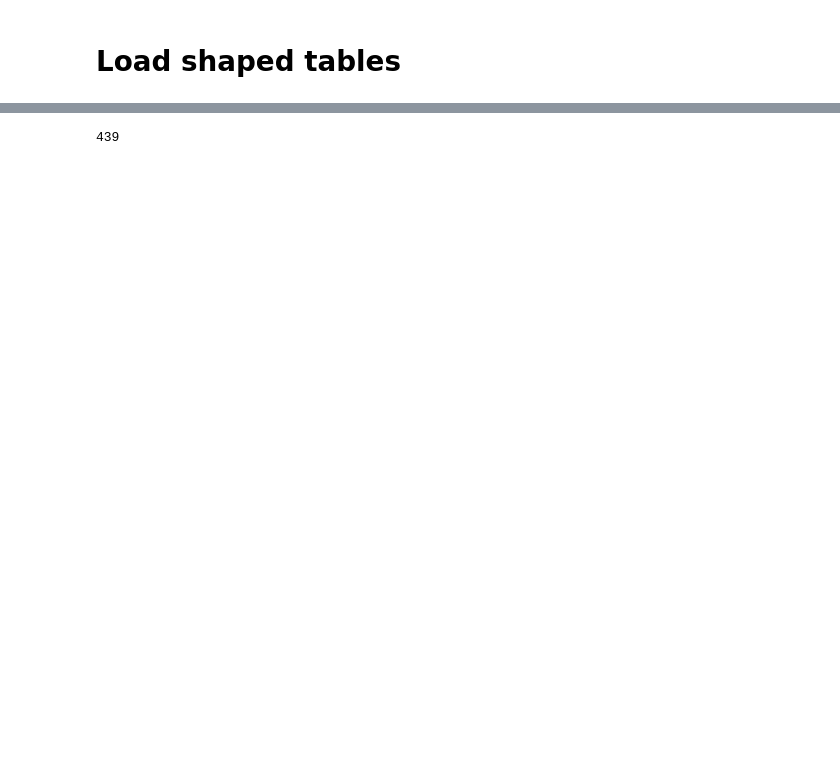
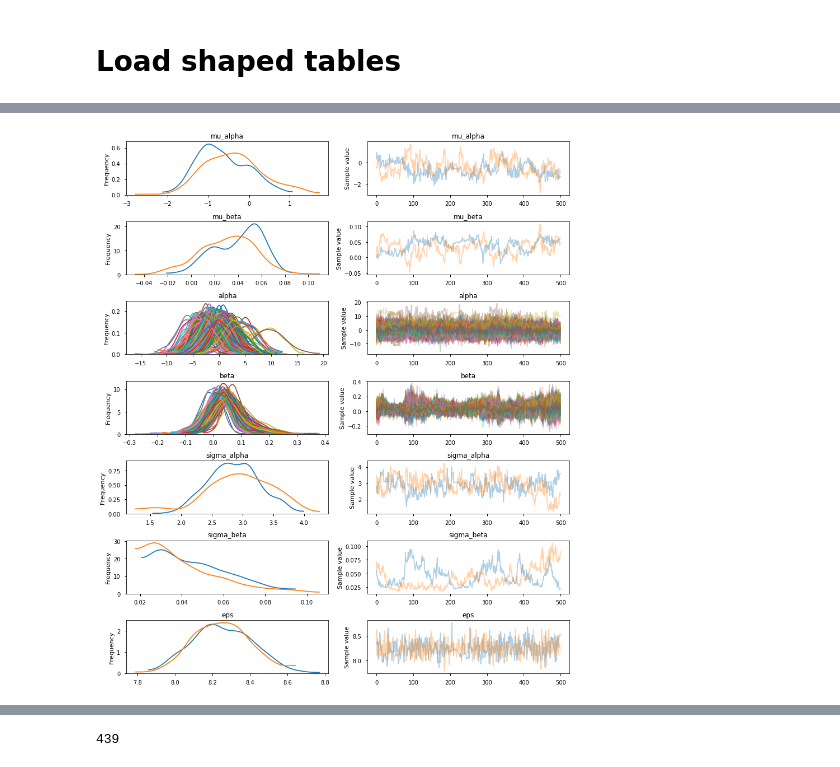
Before and after one commit to chrisluedtke/CityYear-ACM-Analysis, a Jupyter notebook: Analysis.ipynb, the cells around one changed output, grey strips where cells are left out. Saved outputs shown, nothing was run; the diff lists cells and outputs as text; code cells hidden in the pictures; blank space fills up the shorter version.

```diff
--- a/Analysis.ipynb
+++ b/Analysis.ipynb
@@ -46,0 +74,27 @@ impact_df = assmt_df.merge(tut_time_df, on='Key')
+# %%
+data = impact_df[['Staff__c', 'ToT_mean', 'Growth_v_Target']]
+data = data.sort_values('Staff__c')
+data.reset_index(drop=True, inplace=True)
+data.loc[:, 'Staff__c_code'] = data.Staff__c.map(dict(zip(data.Staff__c.unique(), list(range(0, len(data.Staff__c.unique()))))))
+acms_idx = data.Staff__c_code
+# %%
+with pm.Model() as hierarchical_model:
+    # Hyperpriors
+    mu_a = pm.Normal('mu_alpha', mu=0., sd=1)
+    sigma_a = pm.HalfCauchy('sigma_alpha', beta=1)
+    mu_b = pm.Normal('mu_beta', mu=0., sd=1)
+    sigma_b = pm.HalfCauchy('sigma_beta', beta=1)
+
+    # Intercept for each county, distributed around group mean mu_a
+    a = pm.Normal('alpha', mu=mu_a, sd=sigma_a, shape=len(data.Staff__c.unique()))
+    # Intercept for each county, distributed around group mean mu_a
+    b = pm.Normal('beta', mu=mu_b, sd=sigma_b, shape=len(data.Staff__c.unique()))
+
+    # Model error
+    eps = pm.HalfCauchy('eps', beta=1)
+
+    # Expected value
+    growth_est = a[acms_idx] + b[acms_idx] * data.ToT_mean.values
+
+    # Data likelihood
+    y_like = pm.Normal('y_like', mu=growth_est, sd=eps, observed=data.Growth_v_Target)
@@ -46,0 +103,3 @@ impact_df = assmt_df.merge(tut_time_df, on='Key')
+# %%
+with hierarchical_model:
+    hierarchical_trace = pm.sample(njobs=2)
@@ -46,0 +116,4 @@ impact_df = assmt_df.merge(tut_time_df, on='Key')
+# %%
+pm.traceplot(hierarchical_trace);
+# %% [output]
+[figure, added]
```
Also changed, not shown: parts of 54 cells of this notebook.
